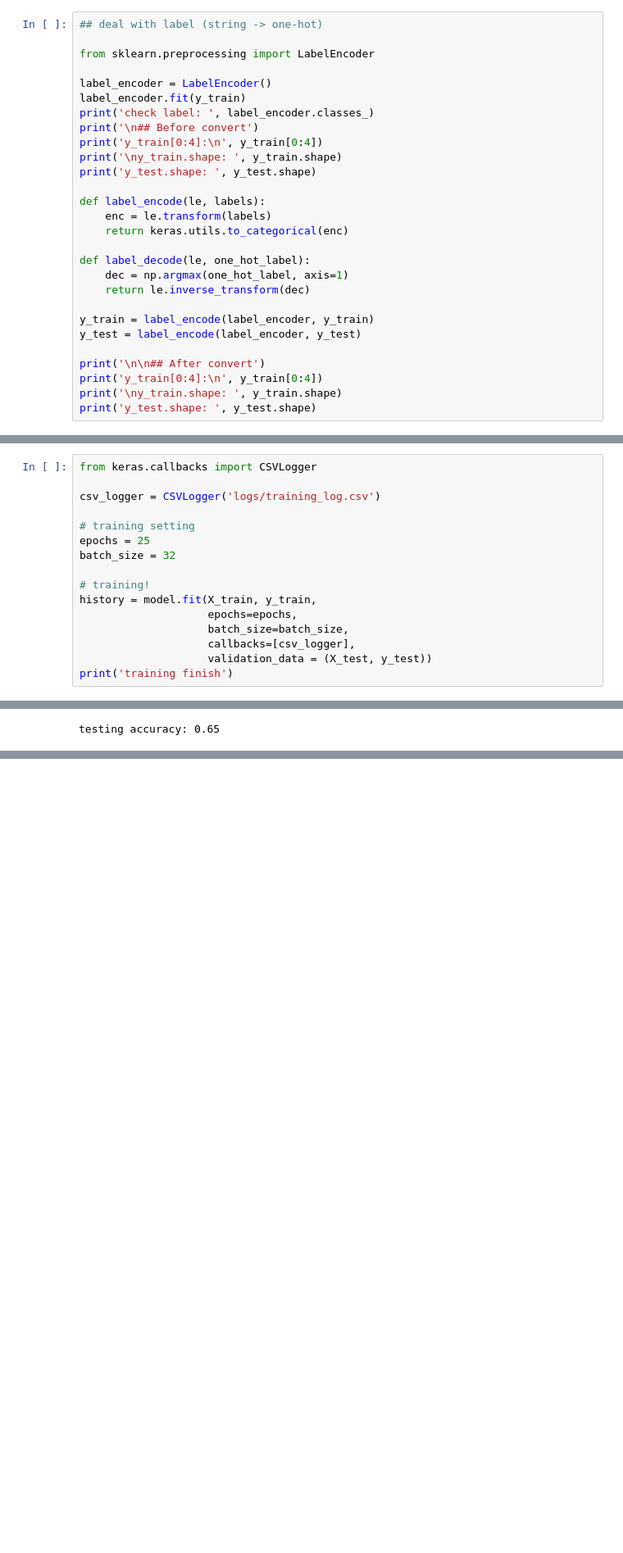
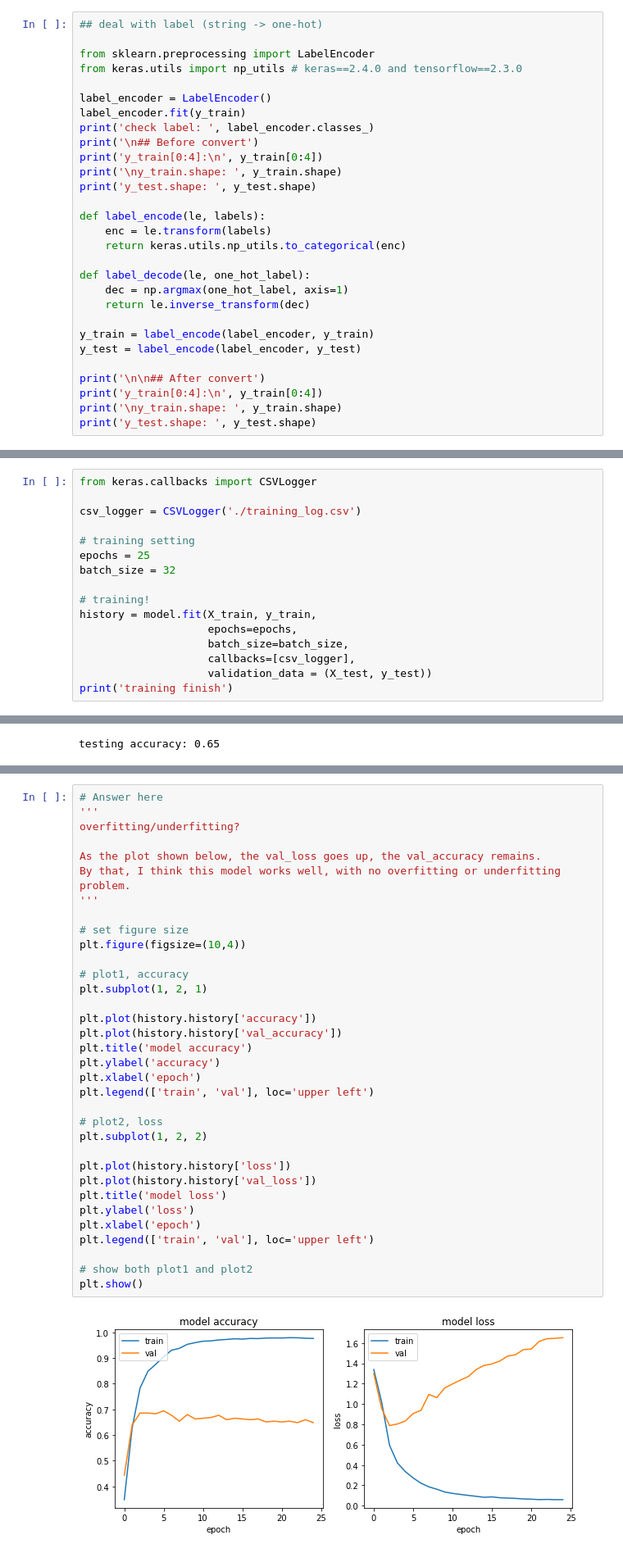
Before and after one commit to y4c6/DM2022-Lab2-Master, a Jupyter notebook: DM2022-Lab2-Master.ipynb, the cells around one changed output, grey strips where cells are left out. Shown at 82% size. Saved outputs shown, nothing was run; the diff lists cells and outputs as text; blank space fills up the shorter version.

```diff
--- a/DM2022-Lab2-Master.ipynb
+++ b/DM2022-Lab2-Master.ipynb
@@ -484,6 +597,7 @@ Here, we use the basic method [one-hot encoding](https://en.wikipedia.org/wiki/O
 ## deal with label (string -> one-hot)
 
 from sklearn.preprocessing import LabelEncoder
+from keras.utils import np_utils # keras==2.4.0 and tensorflow==2.3.0
 
 label_encoder = LabelEncoder()
 label_encoder.fit(y_train)
@@ -495,7 +609,7 @@ print('y_test.shape: ', y_test.shape)
 
 def label_encode(le, labels):
     enc = le.transform(labels)
-    return keras.utils.to_categorical(enc)
+    return keras.utils.np_utils.to_categorical(enc)
 
 def label_decode(le, one_hot_label):
     dec = np.argmax(one_hot_label, axis=1)
@@ -596,7 +710,7 @@ _________________________________________________________________
 # %%
 from keras.callbacks import CSVLogger
 
-csv_logger = CSVLogger('logs/training_log.csv')
+csv_logger = CSVLogger('./training_log.csv')
 
 # training setting
 epochs = 25
@@ -688,0 +800,36 @@ Plot the Training and Validation Accuracy and Loss (different plots), just like
+# %%
+# Answer here
+'''
+overfitting/underfitting?
+
+As the plot shown below, the val_loss goes up, the val_accuracy remains.
+By that, I think this model works well, with no overfitting or underfitting problem.
+'''
+
+# set figure size
+plt.figure(figsize=(10,4))
+
+# plot1, accuracy
+plt.subplot(1, 2, 1)
+
+plt.plot(history.history['accuracy'])
+plt.plot(history.history['val_accuracy'])
+plt.title('model accuracy')
+plt.ylabel('accuracy')
+plt.xlabel('epoch')
+plt.legend(['train', 'val'], loc='upper left')
+
+# plot2, loss
+plt.subplot(1, 2, 2)
+
+plt.plot(history.history['loss'])
+plt.plot(history.history['val_loss'])
+plt.title('model loss')
+plt.ylabel('loss')
+plt.xlabel('epoch')
+plt.legend(['train', 'val'], loc='upper left')
+
+# show both plot1 and plot2
+plt.show()
+# %% [output]
+[figure, added]
```
Also changed, not shown: parts of 45 cells of this notebook.
